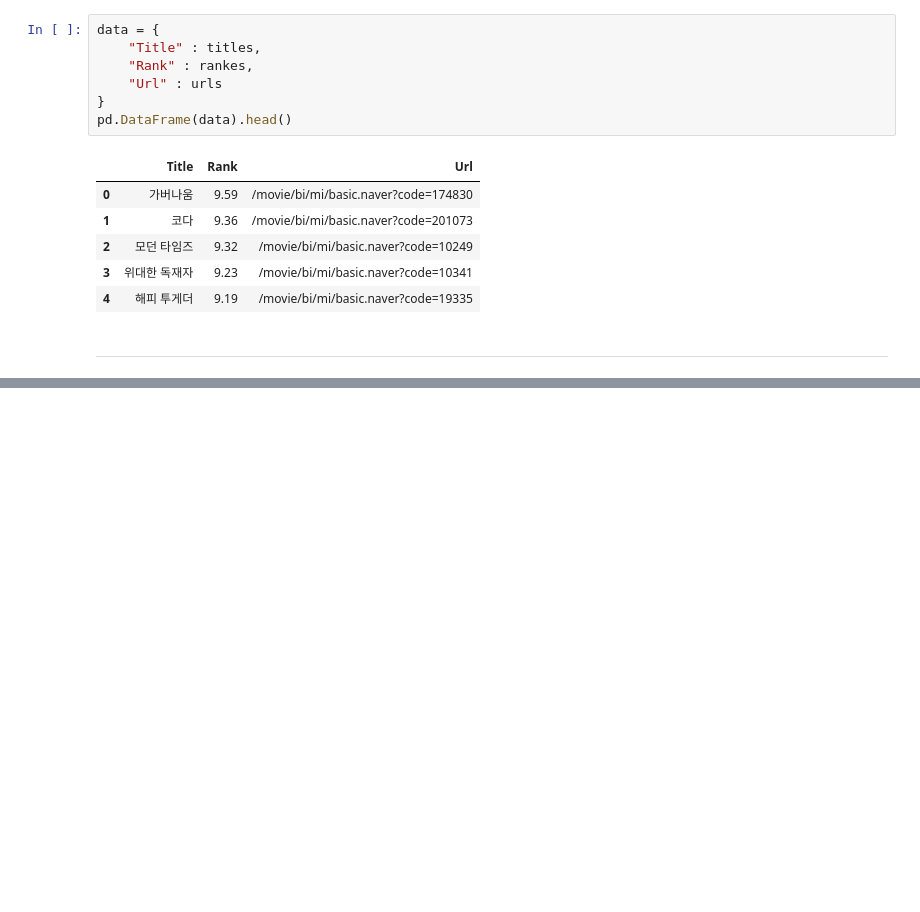
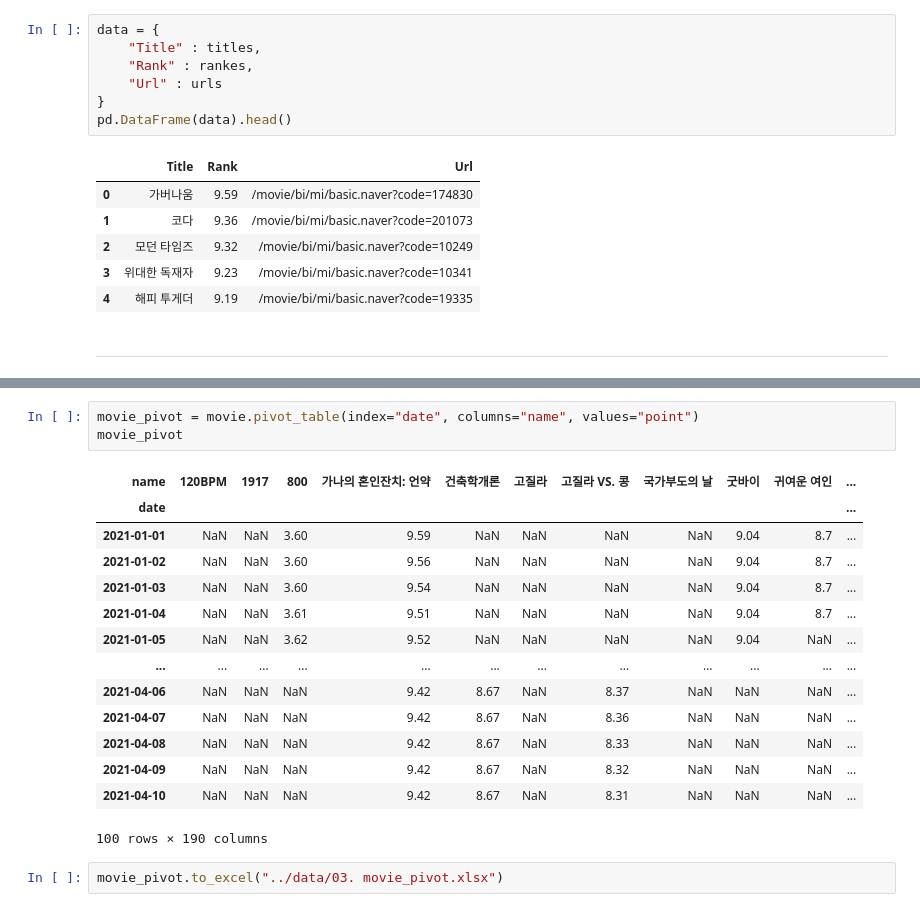
Before and after one commit to kimjaemin95/nekalakubae_data_science_1st, a Jupyter notebook: ds_study/code/03. Naver Movie Ranking.ipynb, the cells around one changed output, grey strips where cells are left out. Cells and saved outputs as stored; diff of their text form; blank space fills up the shorter version.

```diff
--- a/ds_study/code/03. Naver Movie Ranking.ipynb
+++ b/ds_study/code/03. Naver Movie Ranking.ipynb
@@ -90,0 +271,20 @@ pd.DataFrame(data).head()
+# %%
+movie_pivot = movie.pivot_table(index="date", columns="name", values="point")
+movie_pivot
+# %% [output]
+| name | 120BPM | 1917 | 800 | 가나의 혼인잔치: 언약 | 건축학개론 | 고질라 | 고질라 VS. 콩 | 국가부도의 날 | 굿바이 | 귀여운 여인 | ... |
+| date |  |  |  |  |  |  |  |  |  |  | ... |
+| 2021-01-01 | NaN | NaN | 3.60 | 9.59 | NaN | NaN | NaN | NaN | 9.04 | 8.7 | ... |
+| 2021-01-02 | NaN | NaN | 3.60 | 9.56 | NaN | NaN | NaN | NaN | 9.04 | 8.7 | ... |
+| 2021-01-03 | NaN | NaN | 3.60 | 9.54 | NaN | NaN | NaN | NaN | 9.04 | 8.7 | ... |
+| 2021-01-04 | NaN | NaN | 3.61 | 9.51 | NaN | NaN | NaN | NaN | 9.04 | 8.7 | ... |
+| 2021-01-05 | NaN | NaN | 3.62 | 9.52 | NaN | NaN | NaN | NaN | 9.04 | NaN | ... |
+| ... | ... | ... | ... | ... | ... | ... | ... | ... | ... | ... | ... |
+| 2021-04-06 | NaN | NaN | NaN | 9.42 | 8.67 | NaN | 8.37 | NaN | NaN | NaN | ... |
+| 2021-04-07 | NaN | NaN | NaN | 9.42 | 8.67 | NaN | 8.36 | NaN | NaN | NaN | ... |
+| 2021-04-08 | NaN | NaN | NaN | 9.42 | 8.67 | NaN | 8.33 | NaN | NaN | NaN | ... |
+| 2021-04-09 | NaN | NaN | NaN | 9.42 | 8.67 | NaN | 8.32 | NaN | NaN | NaN | ... |
+| 2021-04-10 | NaN | NaN | NaN | 9.42 | 8.67 | NaN | 8.31 | NaN | NaN | NaN | ... |
+100 rows × 190 columns
+# %%
+movie_pivot.to_excel("../data/03. movie_pivot.xlsx")
```
Also changed, not shown: parts of 25 cells of this notebook, 4 other files.
